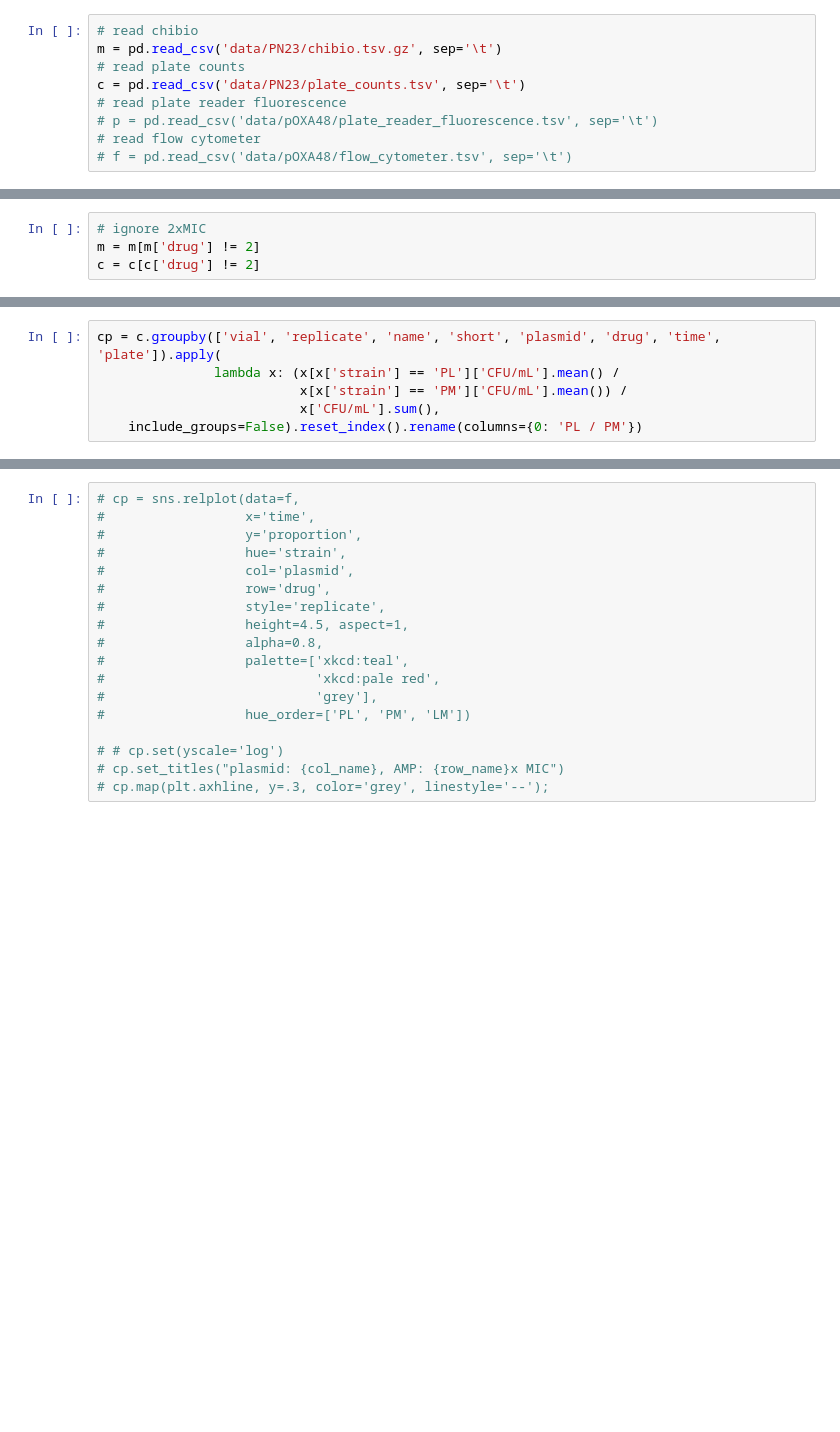
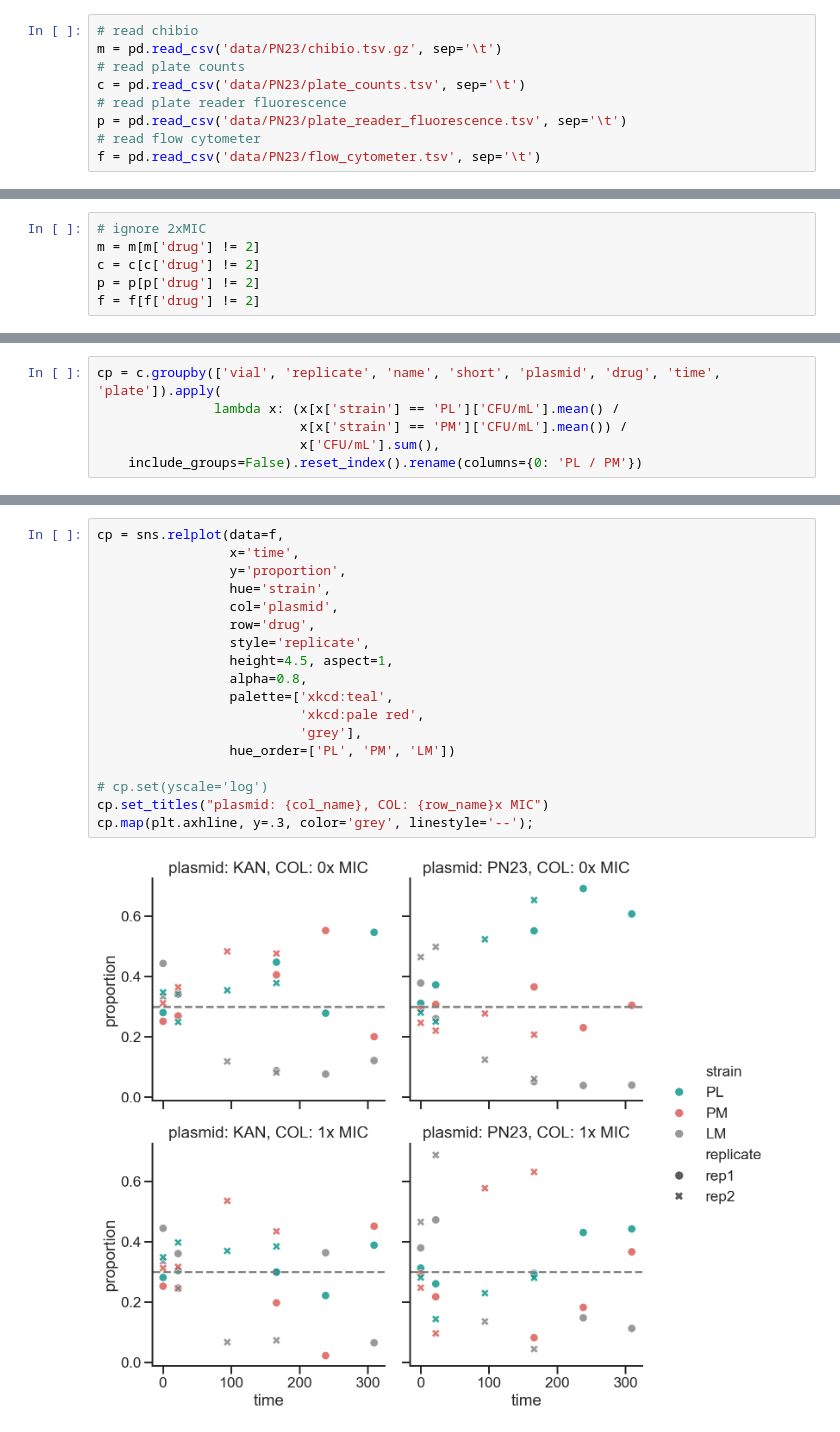
Before and after one commit to microbial-pangenomes-lab/2026_tricomm, a Jupyter notebook: examples-PN23.ipynb, the cells around one changed output, grey strips where cells are left out. Saved outputs shown, nothing was run; the diff lists cells and outputs as text; blank space fills up the shorter version.

Commit message:
Update PN23 data

```diff
--- a/examples-PN23.ipynb
+++ b/examples-PN23.ipynb
@@ -18,9 +18,9 @@ m = pd.read_csv('data/PN23/chibio.tsv.gz', sep='\t')
 # read plate counts
 c = pd.read_csv('data/PN23/plate_counts.tsv', sep='\t')
 # read plate reader fluorescence
-# p = pd.read_csv('data/pOXA48/plate_reader_fluorescence.tsv', sep='\t')
+p = pd.read_csv('data/PN23/plate_reader_fluorescence.tsv', sep='\t')
 # read flow cytometer
-# f = pd.read_csv('data/pOXA48/flow_cytometer.tsv', sep='\t')
+f = pd.read_csv('data/PN23/flow_cytometer.tsv', sep='\t')
 # %%
 short_order = ['KAN no drug',
                'PN23 no drug',
@@ -34,6 +34,8 @@ short_order = ['KAN no drug',
 # ignore 2xMIC
 m = m[m['drug'] != 2]
 c = c[c['drug'] != 2]
+p = p[p['drug'] != 2]
+f = f[f['drug'] != 2]
 # %%
 cp = sns.relplot(data=m,
                  x='time',
@@ -423,19 +425,21 @@ cp.map(plt.axhline, y=60, color='grey', linestyle='--');
 # %%
-# cp = sns.relplot(data=f,
-#                  x='time',
-#                  y='proportion',
-#                  hue='strain',
-#                  col='plasmid',
-#                  row='drug',
-#                  style='replicate',
-#                  height=4.5, aspect=1,
-#                  alpha=0.8,
-#                  palette=['xkcd:teal',
-#                           'xkcd:pale red',
-#                           'grey'],
-#                  hue_order=['PL', 'PM', 'LM'])
+cp = sns.relplot(data=f,
+                 x='time',
+                 y='proportion',
+                 hue='strain',
+                 col='plasmid',
+                 row='drug',
+                 style='replicate',
+                 height=4.5, aspect=1,
+                 alpha=0.8,
+                 palette=['xkcd:teal',
+                          'xkcd:pale red',
+                          'grey'],
+                 hue_order=['PL', 'PM', 'LM'])
 
-# # cp.set(yscale='log')
-# cp.set_titles("plasmid: {col_name}, AMP: {row_name}x MIC")
-# cp.map(plt.axhline, y=.3, color='grey', linestyle='--');
+# cp.set(yscale='log')
+cp.set_titles("plasmid: {col_name}, COL: {row_name}x MIC")
+cp.map(plt.axhline, y=.3, color='grey', linestyle='--');
+# %% [output]
+[figure, added]
 # %%
```
Also changed, not shown: parts of 9 cells of this notebook, 25 other files.
